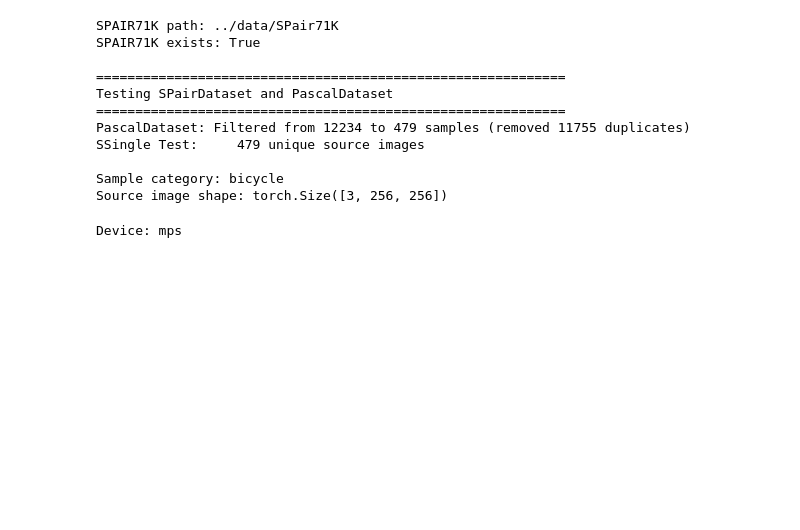
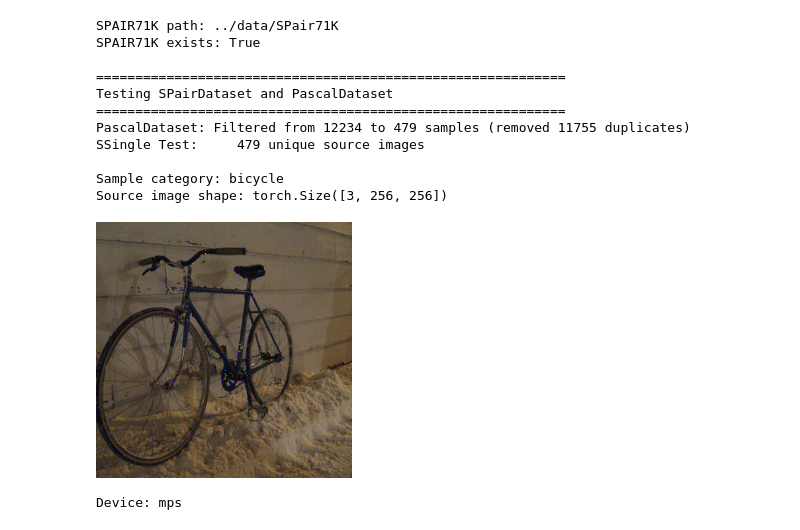
Before and after one commit to aniketpathak028/computer-vision-exercise, a Jupyter notebook: exercises/classification/classification_exercise.ipynb, the cells around one changed output. Drawn from its saved outputs; the diff is of its cells as text; code cells hidden in the pictures; blank space fills up the shorter version.

```diff
--- a/exercises/classification/classification_exercise.ipynb
+++ b/exercises/classification/classification_exercise.ipynb
@@ -27,7 +28,7 @@ import os
 
 def read_img(path):
     img = np.array(Image.open(path).convert('RGB'))
-
+    # (H, W, C) -> (C, H, W) - pytorch format and float32 for neural networks
     return torch.tensor(img.transpose(2, 0, 1).astype(np.float32))
 
 class Resize(object):
@@ -78,6 +79,7 @@ class PascalDataset(Dataset):
         seen_sources = set()
         self.ann_files = []
 
+        # multiple annotation file could have the same src img name!
         for ann_file in ann_files:
             ann_json = ann_file + '.json'
             ann_path = os.path.join(pair_ann_path, datatype, ann_json)
@@ -151,34 +153,35 @@ def collate_var_len(batch):
 
 # Test datasets
 print(f"SPAIR71K path: {CV_PATH_SPAIR}")
 print(f"SPAIR71K exists: {os.path.exists(CV_PATH_SPAIR)}")
 
 if os.path.exists(CV_PATH_SPAIR):
     print("\n" + "="*60)
     print("Testing SPairDataset and PascalDataset")
     print("="*60)
 
     ssingle_test = PascalDataset(datatype='test')
 
     print(f"SSingle Test:  {len(ssingle_test):6d} unique source images")
 
     if len(ssingle_test) > 0:
         sample = ssingle_test[40]
         print(f"\nSample category: {sample['category']}")
         print(f"Source image shape: {sample['src_img'].shape}")
-        #display(transforms.ToPILImage()(sample['src_img']))
+        display(transforms.ToPILImage()(sample['src_img']))
 # %% [output]
 SPAIR71K path: ../data/SPair71K
 SPAIR71K exists: True
 
 ============================================================
 Testing SPairDataset and PascalDataset
 ============================================================
 PascalDataset: Filtered from 12234 to 479 samples (removed 11755 duplicates)
 SSingle Test:     479 unique source images
 
 Sample category: bicycle
 Source image shape: torch.Size([3, 256, 256])
+[figure, added]
 # %%
 import torch.nn.functional as F
 import open_clip
```
Also changed, not shown: parts of 2 cells of this notebook, 7 other files.
